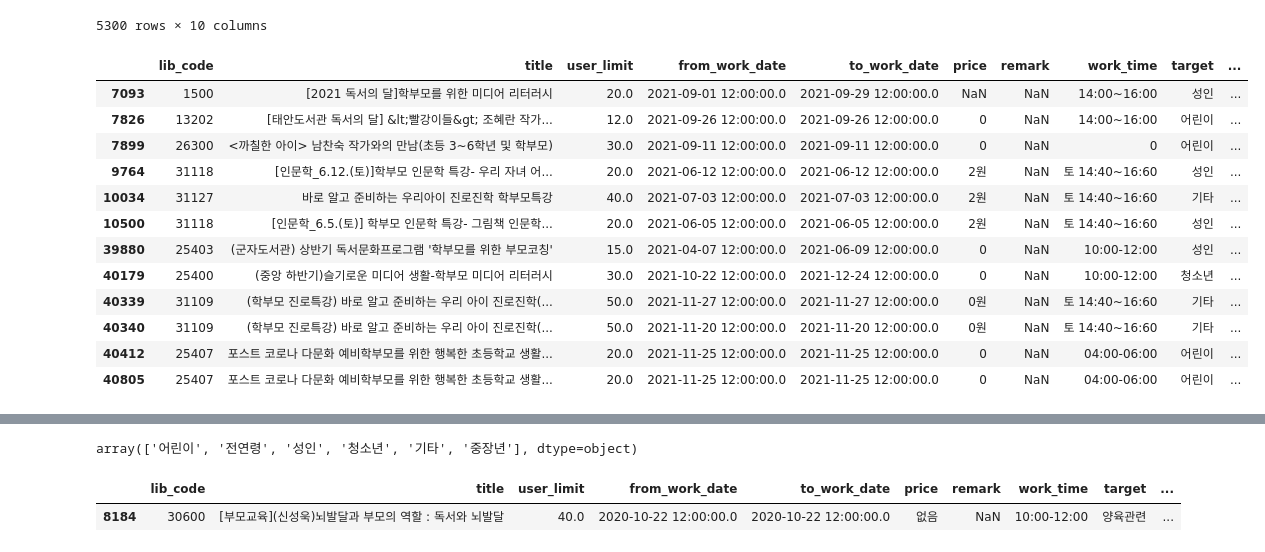
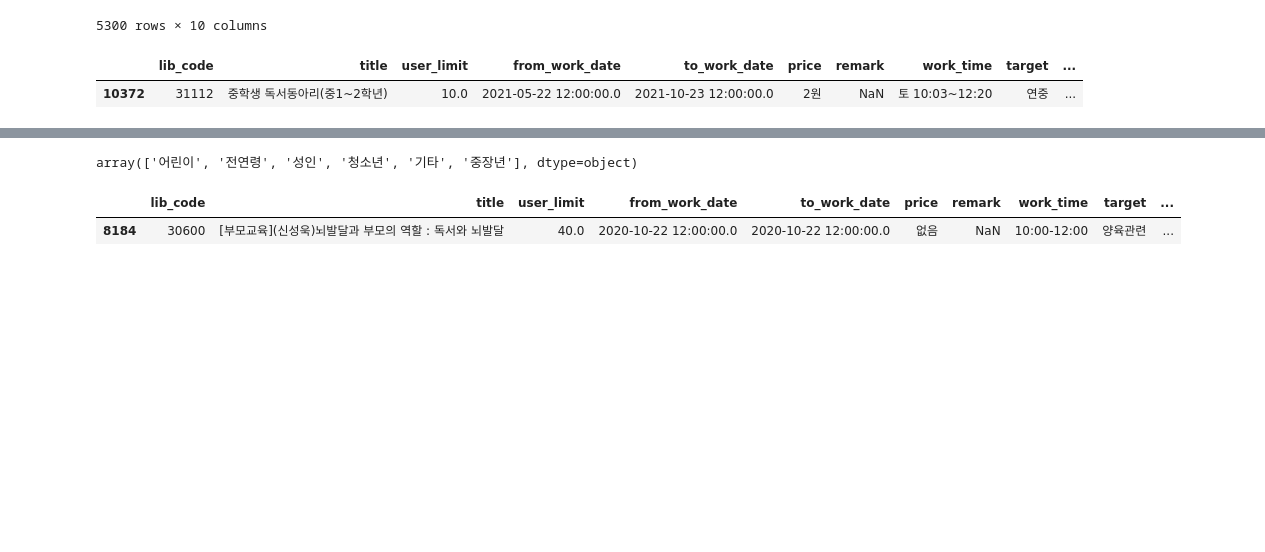
Before and after one commit to kyunakim/everybodys_lib, a Jupyter notebook: olive/program.ipynb, the cells around one changed output, grey strips where cells are left out. Drawn from its saved outputs; the diff is of its cells as text; code cells hidden in the pictures; blank space fills up the shorter version.

```diff
--- a/olive/program.ipynb
+++ b/olive/program.ipynb
@@ -126,21 +128,10 @@ program
 5300 rows × 10 columns
 # %%
 #program[program['target']== '']
-program[program['title'].str.contains('학부모')]
+program[program['target'].str.contains('연중')]
 # %% [output]
 |  | lib_code | title | user_limit | from_work_date | to_work_date | price | remark | work_time | target | ... |
-| 7093 | 1500 | [2021 독서의 달]학부모를 위한 미디어 리터러시 | 20.0 | 2021-09-01 12:00:00.0 | 2021-09-29 12:00:00.0 | NaN | NaN | 14:00~16:00 | 성인 | ... |
-| 7826 | 13202 | [태안도서관 독서의 달] &lt;빨강이들&gt; 조혜란 작가... | 12.0 | 2021-09-26 12:00:00.0 | 2021-09-26 12:00:00.0 | 0 | NaN | 14:00~16:00 | 어린이 | ... |
-| 7899 | 26300 | <까칠한 아이> 남찬숙 작가와의 만남(초등 3~6학년 및 학부모) | 30.0 | 2021-09-11 12:00:00.0 | 2021-09-11 12:00:00.0 | 0 | NaN | 0 | 어린이 | ... |
-| 9764 | 31118 | [인문학_6.12.(토)]학부모 인문학 특강- 우리 자녀 어... | 20.0 | 2021-06-12 12:00:00.0 | 2021-06-12 12:00:00.0 | 2원 | NaN | 토 14:40~16:60 | 성인 | ... |
-| 10034 | 31127 | 바로 알고 준비하는 우리아이 진로진학 학부모특강 | 40.0 | 2021-07-03 12:00:00.0 | 2021-07-03 12:00:00.0 | 2원 | NaN | 토 14:40~16:60 | 기타 | ... |
-| 10500 | 31118 | [인문학_6.5.(토)] 학부모 인문학 특강- 그림책 인문학... | 20.0 | 2021-06-05 12:00:00.0 | 2021-06-05 12:00:00.0 | 2원 | NaN | 토 14:40~16:60 | 성인 | ... |
-| 39880 | 25403 | (군자도서관) 상반기 독서문화프로그램 '학부모를 위한 부모코칭' | 15.0 | 2021-04-07 12:00:00.0 | 2021-06-09 12:00:00.0 | 0 | NaN | 10:00-12:00 | 성인 | ... |
-| 40179 | 25400 | (중앙 하반기)슬기로운 미디어 생활-학부모 미디어 리터러시 | 30.0 | 2021-10-22 12:00:00.0 | 2021-12-24 12:00:00.0 | 0 | NaN | 10:00-12:00 | 청소년 | ... |
-| 40339 | 31109 | (학부모 진로특강) 바로 알고 준비하는 우리 아이 진로진학(... | 50.0 | 2021-11-27 12:00:00.0 | 2021-11-27 12:00:00.0 | 0원 | NaN | 토 14:40~16:60 | 기타 | ... |
-| 40340 | 31109 | (학부모 진로특강) 바로 알고 준비하는 우리 아이 진로진학(... | 50.0 | 2021-11-20 12:00:00.0 | 2021-11-20 12:00:00.0 | 0원 | NaN | 토 14:40~16:60 | 기타 | ... |
-| 40412 | 25407 | 포스트 코로나 다문화 예비학부모를 위한 행복한 초등학교 생활... | 20.0 | 2021-11-25 12:00:00.0 | 2021-11-25 12:00:00.0 | 0 | NaN | 04:00-06:00 | 어린이 | ... |
-| 40805 | 25407 | 포스트 코로나 다문화 예비학부모를 위한 행복한 초등학교 생활... | 20.0 | 2021-11-25 12:00:00.0 | 2021-11-25 12:00:00.0 | 0 | NaN | 04:00-06:00 | 어린이 | ... |
+| 10372 | 31112 | 중학생 독서동아리(중1~2학년) | 10.0 | 2021-05-22 12:00:00.0 | 2021-10-23 12:00:00.0 | 2원 | NaN | 토 10:03~12:20 | 연중 | ... |
 # %%
 program[program['target'].str.contains('기타')].title.tolist()
 # %% [output]
```
Also changed, not shown: parts of 19 cells of this notebook, 2 other files.
